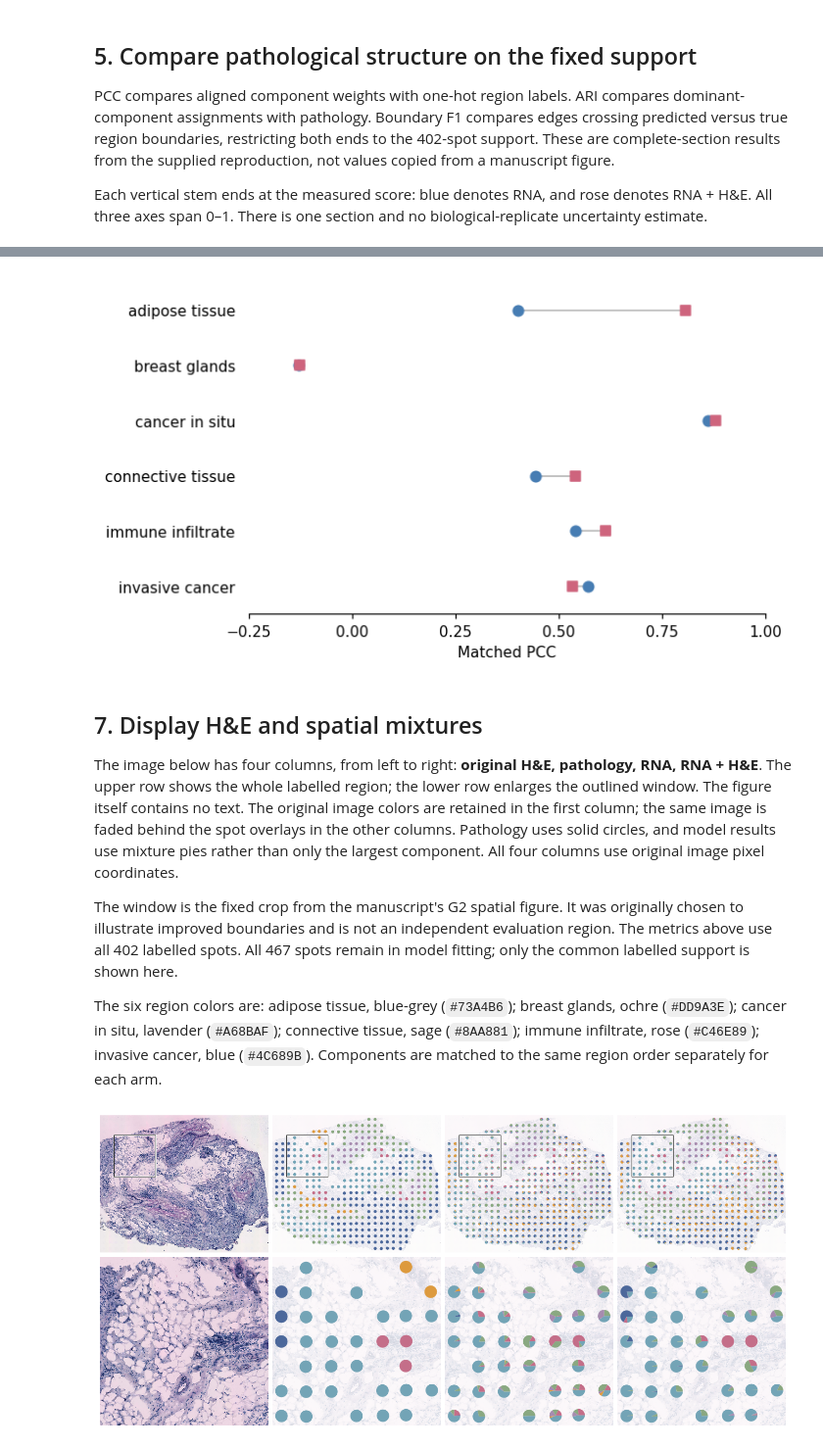
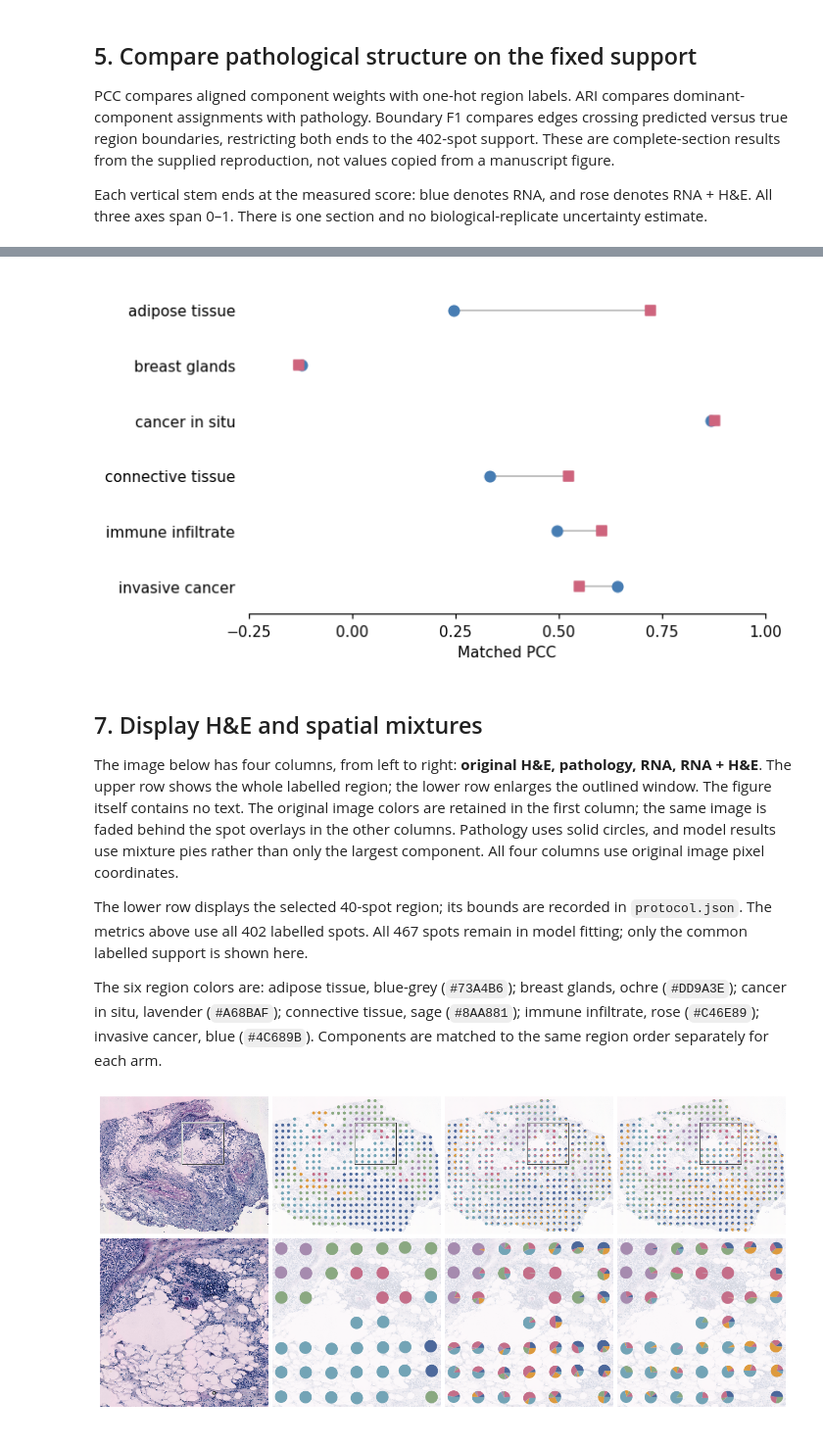
Before and after one commit to dsong-lab/spDecon, a Jupyter notebook: tutorials/03_histology.ipynb, the cells around one changed output, grey strips where cells are left out. Shown at 98% size. Cells and saved outputs as stored; diff of their text form; code cells hidden in the pictures.

Commit message:
Align histology tutorial and saved fits with unified HIPT/UNI calibration

```diff
--- a/tutorials/03_histology.ipynb
+++ b/tutorials/03_histology.ipynb
@@ -96,19 +100,21 @@ The G2 coefficients are frozen at image weight 0.0331071274524168 and spatial we
 # %%
 from spDecon.consensus import build_consensus
 from spDecon.histology import fit_histology
-cal=json.loads((path/"calibration.json").read_text())
-fits={}
 if RUN_FIT:
-    initial=build_consensus(y,6,random_state=0,verbose=VERBOSE)
-    for arm in ["RNA_TV","RNA_HE_TV"]:
-        result=fit_histology(y,q if arm=="RNA_HE_TV" else None,xy,6,
-            image_weight=cal["image_weight"] if arm=="RNA_HE_TV" else 0.,
-            spatial_weight=cal["spatial_weight"],initial_proportions=initial.consensus_proportions,
-            initial_profiles=initial.consensus_profiles,random_state=0,device="cuda",max_iter=20000,verbose=VERBOSE)
-        fits[arm]=result.proportions
-        print(arm,result.diagnostics)
+    initial = build_consensus(y, 6, random_state=0, verbose=VERBOSE)
+    shared = dict(initial_proportions=initial.consensus_proportions,
+                  initial_profiles=initial.consensus_profiles,
+                  random_state=0, device="cuda", max_iter=20000, verbose=VERBOSE)
+    he = fit_histology(y, q, xy, 6, image_weight=None, spatial_weight=None, **shared)
+    rna = fit_histology(y, None, xy, 6,
+                       spatial_weight=he.diagnostics["spatial_weight"], **shared)
+    fits = {"RNA_TV": rna.proportions, "RNA_HE_TV": he.proportions}
+    for arm, result in [("RNA_TV", rna), ("RNA_HE_TV", he)]:
+        print(arm, result.diagnostics)
 else:
-    fits={arm:np.load(path/(arm+".npz"))["P"] for arm in ["RNA_TV","RNA_HE_TV"]}
+    cal = json.loads((path / "calibration.json").read_text())
+    print("Saved HIPT/UNI calibration:", cal["image_weight"], cal["spatial_weight"])
+    fits = {arm: np.load(path / (arm + ".npz"))["P"] for arm in ["RNA_TV", "RNA_HE_TV"]}
     for arm in fits:
         saved_fit_summary("g2", arm)
 # %% [output]
@@ -189,13 +196,13 @@ ax.tick_params(axis="y", length=0, pad=9)
 ax.spines["left"].set_visible(False)
 save_figure(fig, "g2_region_pcc")
 # %% [output]
-[figure, old version]
+[figure, new version]
 # %% [markdown]
 ## 7. Display H&E and spatial mixtures
 
 The image below has four columns, from left to right: **original H&E, pathology, RNA, RNA + H&E**. The upper row shows the whole labelled region; the lower row enlarges the outlined window. The figure itself contains no text. The original image colors are retained in the first column; the same image is faded behind the spot overlays in the other columns. Pathology uses solid circles, and model results use mixture pies rather than only the largest component. All four columns use original image pixel coordinates.
 
-The window is the fixed crop from the manuscript's G2 spatial figure. It was originally chosen to illustrate improved boundaries and is not an independent evaluation region. The metrics above use all 402 labelled spots. All 467 spots remain in model fitting; only the common labelled support is shown here.
+The lower row displays the selected 40-spot region; its bounds are recorded in `protocol.json`. The metrics above use all 402 labelled spots. All 467 spots remain in model fitting; only the common labelled support is shown here.
 
 The six region colors are: adipose tissue, blue-grey (`#73A4B6`); breast glands, ochre (`#DD9A3E`); cancer in situ, lavender (`#A68BAF`); connective tissue, sage (`#8AA881`); immune infiltrate, rose (`#C46E89`); invasive cancer, blue (`#4C689B`). Components are matched to the same region order separately for each arm.
 # %%
@@ -208,8 +215,7 @@ Image.MAX_IMAGE_PIXELS = None
 image_xy = image_spots.loc[data["spots"][support], ["x", "y"]].to_numpy()
 radius = float((path / "radius_pixels.txt").read_text())
 region_colors = ["#73A4B6", "#DD9A3E", "#A68BAF", "#8AA881", "#C46E89", "#4C689B"]
-zoom = [1030.5094074245112, 2997.1505925754886,
-        1905.379407424511, 3872.0205925754885]  # x0, x1, y0, y1
+zoom = json.loads((path / "protocol.json").read_text())["display_window"]["bounds"]  # x0, x1, y0, y1
 with Image.open(path / "he.jpg") as image:
     margin = 2.5 * radius
     whole = [max(0, min(image_xy[:, 0].min()-margin, zoom[0])),
@@ -231,31 +237,31 @@ for row, bounds in enumerate([whole, zoom]):
     visible = ((image_xy[:, 0] >= x0) & (image_xy[:, 0] <= x1) &
                (image_xy[:, 1] >= y0) & (image_xy[:, 1] <= y1))
     for col, ax in enumerate(axes[row]):
         ax.imshow(backgrounds[row], extent=[x0, x1, y1, y0],
                   alpha=1 if col == 0 else .18, interpolation="none")
         if col:
             patches, colors = [], []
             if col == 1:
                 patches = [Circle(center, radius) for center in image_xy[visible]]
                 colors = np.asarray(region_colors)[codes[visible]]
             else:
                 weights = mapped[["RNA_TV", "RNA_HE_TV"][col-2]][support]
                 for center, values in zip(image_xy[visible], weights[visible]):
                     angles = np.r_[0, np.cumsum(values)] * 360
                     for k, value in enumerate(values):
                         if value > 0:
                             patches.append(Wedge(center, radius, angles[k], angles[k+1]))
                             colors.append(region_colors[k])
             ax.add_collection(PatchCollection(patches, facecolors=colors,
                                               edgecolors="none", linewidths=0))
         if row == 0:
             for color, width in [("white", 2), ("#222222", .8)]:
                 ax.add_patch(Rectangle((zoom[0], zoom[2]), zoom[1]-zoom[0],
                                        zoom[3]-zoom[2], fill=False,
                                        edgecolor=color, linewidth=width))
         ax.set(xlim=(x0, x1), ylim=(y1, y0), aspect="equal")
         ax.axis("off")
 fig.subplots_adjust(left=0, right=1, bottom=0, top=1, wspace=.025, hspace=.025)
 save_figure(fig, "g2_regions")
 # %% [output]
-[figure, old version]
+[figure, new version]
```
Also changed, not shown: parts of 5 cells of this notebook, 16 other files.
